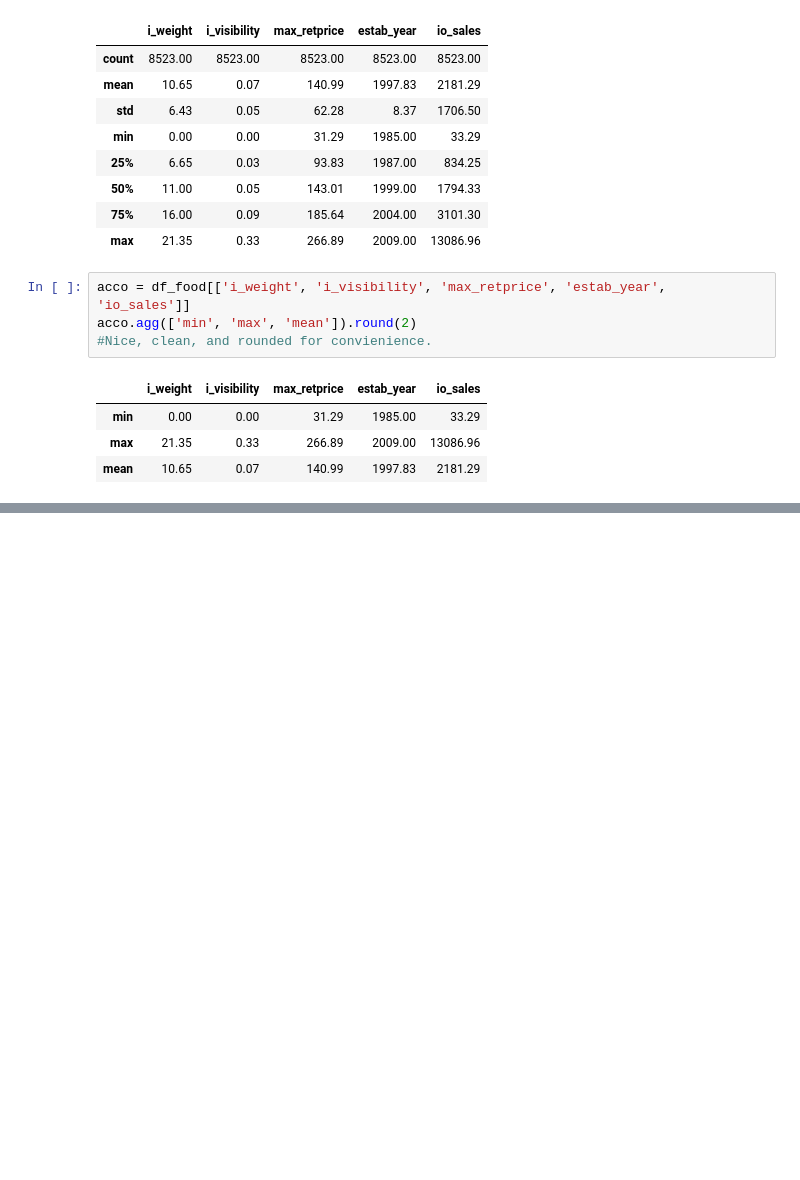
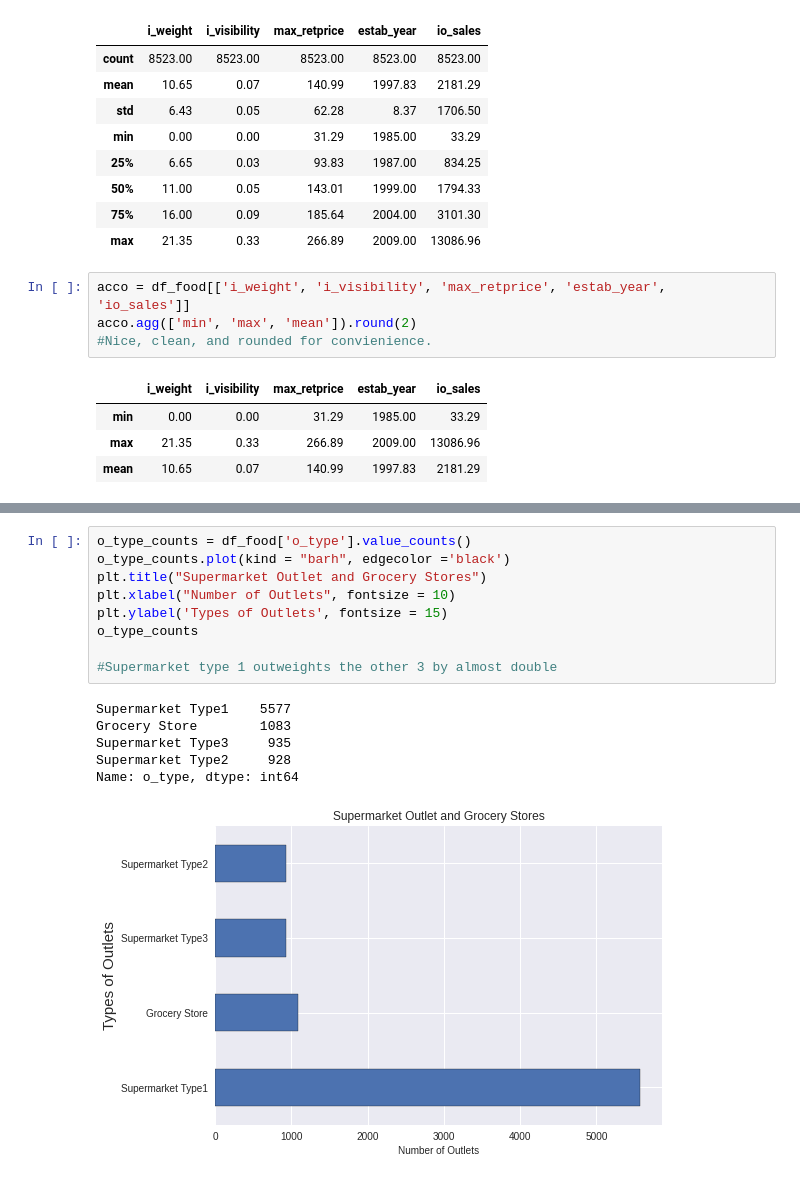
Before and after one commit to Jkhou1000/Market-Project, a Jupyter notebook: Project_1.ipynb, the cells around one changed output, grey strips where cells are left out. Drawn from its saved outputs; the diff is of its cells as text; blank space fills up the shorter version.

```diff
--- a/Project_1.ipynb
+++ b/Project_1.ipynb
@@ -301,0 +323,16 @@ acco.agg(['min', 'max', 'mean']).round(2)
+# %%
+o_type_counts = df_food['o_type'].value_counts()
+o_type_counts.plot(kind = "barh", edgecolor ='black')
+plt.title("Supermarket Outlet and Grocery Stores")
+plt.xlabel("Number of Outlets", fontsize = 10)
+plt.ylabel('Types of Outlets', fontsize = 15)
+o_type_counts
+
+#Supermarket type 1 outweights the other 3 by almost double
+# %% [output]
+Supermarket Type1    5577
+Grocery Store        1083
+Supermarket Type3     935
+Supermarket Type2     928
+Name: o_type, dtype: int64
+[figure, added]
```
Also changed, not shown: parts of 9 cells of this notebook.
